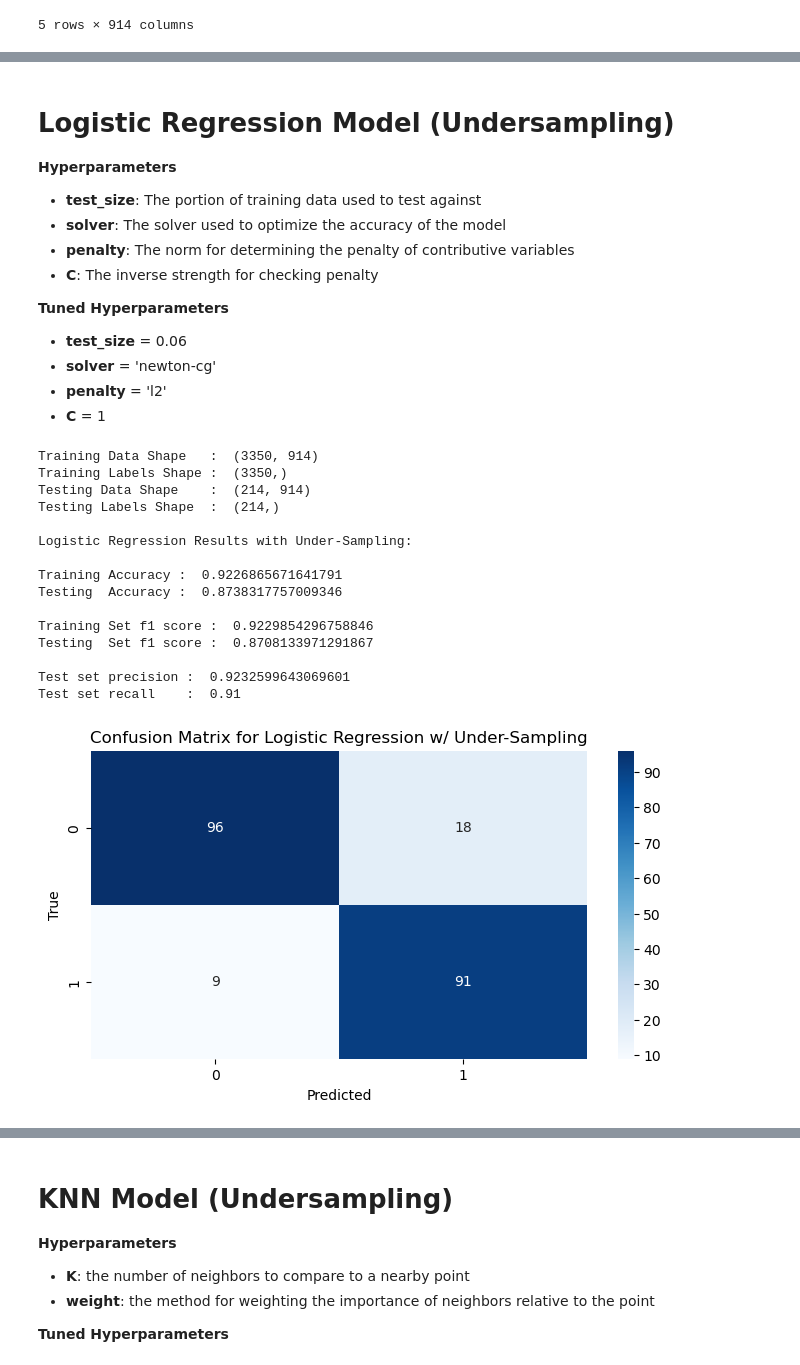
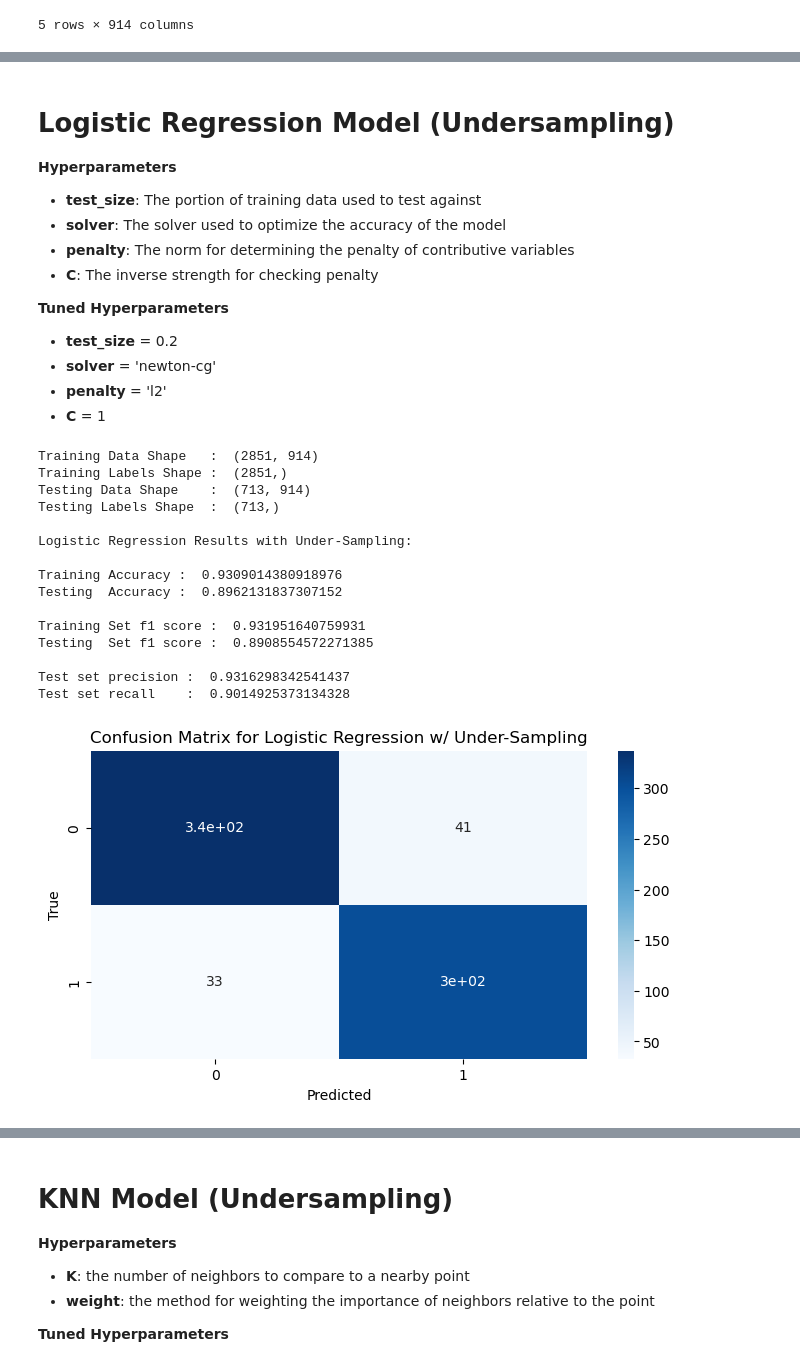
Before and after one commit to jalikens/CS484-DMA, a Jupyter notebook: Models.ipynb, the cells around one changed output, grey strips where cells are left out. Cells and saved outputs as stored; diff of their text form; code cells hidden in the pictures.

```diff
--- a/Models.ipynb
+++ b/Models.ipynb
@@ -174,7 +176,7 @@ Over-sampling: Selecting random samples from the minority class (Fraud) and addi
 - **C**: The inverse strength for checking penalty
 
 **Tuned Hyperparameters**
-- **test_size** = 0.06
+- **test_size** = 0.2
 - **solver** = 'newton-cg'
 - **penalty** = 'l2'
 - **C** = 1
@@ -182,7 +184,7 @@ Over-sampling: Selecting random samples from the minority class (Fraud) and addi
 under_sample = RandomUnderSampler()
 X_under, Y_under = under_sample.fit_resample(X,Y) # data set used for all under sampled models
 
-X_train_u, X_test_u, Y_train_u, Y_test_u = train_test_split(X_under, Y_under, test_size = 0.06, random_state=42)
+X_train_u, X_test_u, Y_train_u, Y_test_u = train_test_split(X_under, Y_under, test_size = 0.2, random_state=42)
 
 print('Training Data Shape   : ', X_train_u.shape)
 print('Training Labels Shape : ', Y_train_u.shape)
@@ -197,44 +199,44 @@ pred_train_lr = lr_model.predict(X_train_u)
 pred_test_lr  = lr_model.predict(X_test_u)
 
 print('Logistic Regression Results with Under-Sampling:')
 print()
 print('Training Accuracy : ', accuracy_score(Y_train_u, pred_train_lr))
 print('Testing  Accuracy : ', accuracy_score(Y_test_u, pred_test_lr))
 
 # Checking f1 score, precision and recall
 print()
 print('Training Set f1 score : ', f1_score(Y_train_u, pred_train_lr))
 print('Testing  Set f1 score : ', f1_score(Y_test_u, pred_test_lr))
 print()
 print('Test set precision : ', precision_score(Y_train_u, pred_train_lr))
 print('Test set recall    : ', recall_score(Y_test_u, pred_test_lr))
 
 # showing confusion matrix results
 cm = confusion_matrix(Y_test_u, pred_test_lr)
 
 plt.figure(figsize = (8,4), dpi = 100)
 sns.heatmap(cm, annot=True, cmap="Blues")
 plt.title("Confusion Matrix for Logistic Regression w/ Under-Sampling")
 plt.xlabel("Predicted")
 plt.ylabel("True")
 plt.show()
 # %% [output]
-Training Data Shape   :  (3350, 914)
-Training Labels Shape :  (3350,)
-Testing Data Shape    :  (214, 914)
-Testing Labels Shape  :  (214,)
+Training Data Shape   :  (2851, 914)
+Training Labels Shape :  (2851,)
+Testing Data Shape    :  (713, 914)
+Testing Labels Shape  :  (713,)
 
 Logistic Regression Results with Under-Sampling:
 
-Training Accuracy :  0.9226865671641791
-Testing  Accuracy :  0.8738317757009346
+Training Accuracy :  0.9309014380918976
+Testing  Accuracy :  0.8962131837307152
 
-Training Set f1 score :  0.9229854296758846
-Testing  Set f1 score :  0.8708133971291867
+Training Set f1 score :  0.931951640759931
+Testing  Set f1 score :  0.8908554572271385
 
-Test set precision :  0.9232599643069601
-Test set recall    :  0.91
+Test set precision :  0.9316298342541437
+Test set recall    :  0.9014925373134328
-[figure, old version]
+[figure, new version]
 # %% [markdown]
 # Random Forest Model (Undersampling)
 
```
Also changed, not shown: parts of 8 cells of this notebook.
